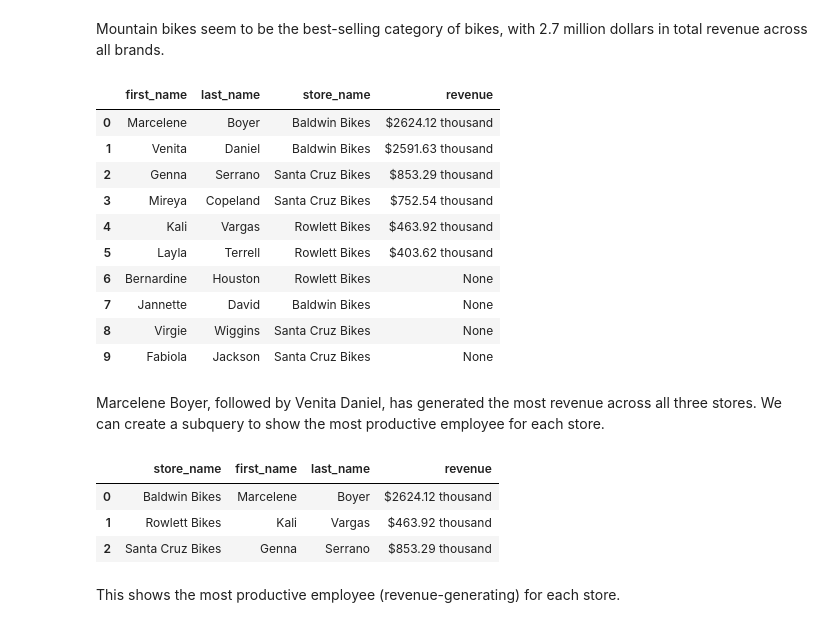
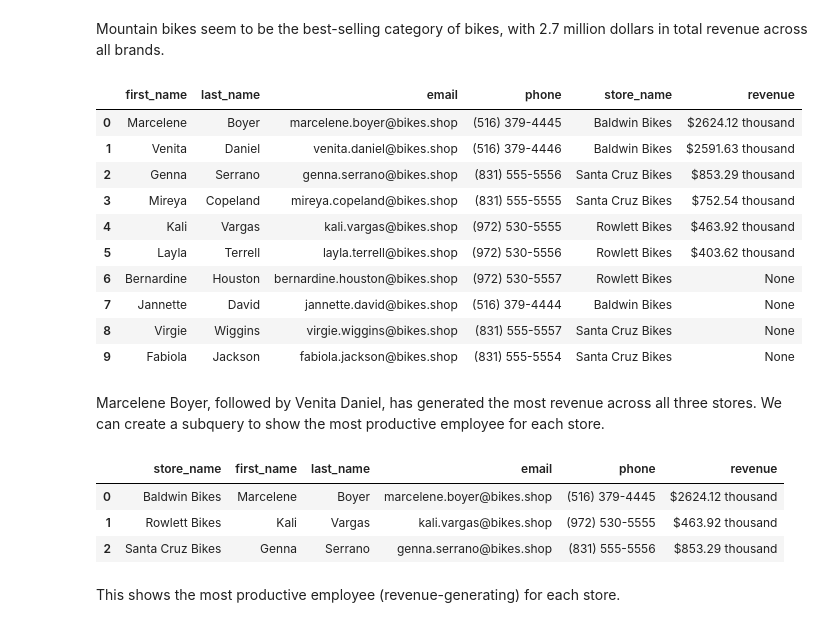
Before and after one commit to AbhimanyuShri/Bike-Store-Sales-Analysis, a Jupyter notebook: bike-store-sales-analysis.ipynb, the cells around one changed output. Cells and saved outputs as stored; diff of their text form; code cells hidden in the pictures.

Commit message:
Kaggle Notebook | Bike Store Sales Analysis (SQL) | Version 5

```diff
--- a/bike-store-sales-analysis.ipynb
+++ b/bike-store-sales-analysis.ipynb
@@ -494,46 +494,46 @@ df17
 Mountain bikes seem to be the best-selling category of bikes, with 2.7 million dollars in total revenue across all brands.
 # %%
 q18 = '''
-SELECT staffs.first_name, staffs.last_name, s.store_name,
+SELECT staffs.first_name, staffs.last_name, staffs.email, staffs.phone, s.store_name,
 '$' ||
 ROUND(((SUM(ort.quantity*(ort.list_price*(1-ort.discount))))/1000),2) || ' thousand'
 AS revenue
 FROM staffs
 LEFT JOIN orders o
 ON o.staff_id=staffs.staff_id
 LEFT JOIN order_items ort
 ON ort.order_id=o.order_id
 LEFT JOIN stores s
 ON s.store_id=staffs.store_id
 GROUP BY staffs.staff_id
 ORDER BY
 ((SUM(ort.quantity*(ort.list_price*(1-ort.discount))))) DESC;
 
 
 
 '''
 
 df18 = pd.read_sql_query(q18, db)
 df18
 # %% [output]
-|  | first_name | last_name | store_name | revenue |
-| 0 | Marcelene | Boyer | Baldwin Bikes | $2624.12 thousand |
-| 1 | Venita | Daniel | Baldwin Bikes | $2591.63 thousand |
-| 2 | Genna | Serrano | Santa Cruz Bikes | $853.29 thousand |
-| 3 | Mireya | Copeland | Santa Cruz Bikes | $752.54 thousand |
-| 4 | Kali | Vargas | Rowlett Bikes | $463.92 thousand |
-| 5 | Layla | Terrell | Rowlett Bikes | $403.62 thousand |
-| 6 | Bernardine | Houston | Rowlett Bikes | None |
-| 7 | Jannette | David | Baldwin Bikes | None |
-| 8 | Virgie | Wiggins | Santa Cruz Bikes | None |
-| 9 | Fabiola | Jackson | Santa Cruz Bikes | None |
+|  | first_name | last_name | email | phone | store_name | revenue |
+| 0 | Marcelene | Boyer | marcelene.boyer@bikes.shop | (516) 379-4445 | Baldwin Bikes | $2624.12 thousand |
+| 1 | Venita | Daniel | venita.daniel@bikes.shop | (516) 379-4446 | Baldwin Bikes | $2591.63 thousand |
+| 2 | Genna | Serrano | genna.serrano@bikes.shop | (831) 555-5556 | Santa Cruz Bikes | $853.29 thousand |
+| 3 | Mireya | Copeland | mireya.copeland@bikes.shop | (831) 555-5555 | Santa Cruz Bikes | $752.54 thousand |
+| 4 | Kali | Vargas | kali.vargas@bikes.shop | (972) 530-5555 | Rowlett Bikes | $463.92 thousand |
+| 5 | Layla | Terrell | layla.terrell@bikes.shop | (972) 530-5556 | Rowlett Bikes | $403.62 thousand |
+| 6 | Bernardine | Houston | bernardine.houston@bikes.shop | (972) 530-5557 | Rowlett Bikes | None |
+| 7 | Jannette | David | jannette.david@bikes.shop | (516) 379-4444 | Baldwin Bikes | None |
+| 8 | Virgie | Wiggins | virgie.wiggins@bikes.shop | (831) 555-5557 | Santa Cruz Bikes | None |
+| 9 | Fabiola | Jackson | fabiola.jackson@bikes.shop | (831) 555-5554 | Santa Cruz Bikes | None |
 # %% [markdown]
 Marcelene Boyer, followed by Venita Daniel, has generated the most revenue across all three stores. We can create a subquery to show the most productive employee for each store.
 # %%
 q19 = '''
-SELECT store_name, first_name, last_name, MAX(revenue) as revenue FROM
+SELECT store_name, first_name, last_name, email, phone, MAX(revenue) as revenue FROM
 (
-SELECT staffs.first_name, staffs.last_name, s.store_name,
+SELECT staffs.first_name, staffs.last_name, staffs.email, staffs.phone, s.store_name,
 '$' ||
 ROUND(((SUM(ort.quantity*(ort.list_price*(1-ort.discount))))/1000),2) || ' thousand'
 AS revenue
@@ -557,10 +557,10 @@ GROUP BY store_name;
 df19 = pd.read_sql_query(q19, db)
 df19
 # %% [output]
-|  | store_name | first_name | last_name | revenue |
-| 0 | Baldwin Bikes | Marcelene | Boyer | $2624.12 thousand |
-| 1 | Rowlett Bikes | Kali | Vargas | $463.92 thousand |
-| 2 | Santa Cruz Bikes | Genna | Serrano | $853.29 thousand |
+|  | store_name | first_name | last_name | email | phone | revenue |
+| 0 | Baldwin Bikes | Marcelene | Boyer | marcelene.boyer@bikes.shop | (516) 379-4445 | $2624.12 thousand |
+| 1 | Rowlett Bikes | Kali | Vargas | kali.vargas@bikes.shop | (972) 530-5555 | $463.92 thousand |
+| 2 | Santa Cruz Bikes | Genna | Serrano | genna.serrano@bikes.shop | (831) 555-5556 | $853.29 thousand |
 # %% [markdown]
 This shows the most productive employee (revenue-generating) for each store.
 # %%
```
Also changed, not shown: parts of 5 cells of this notebook.
